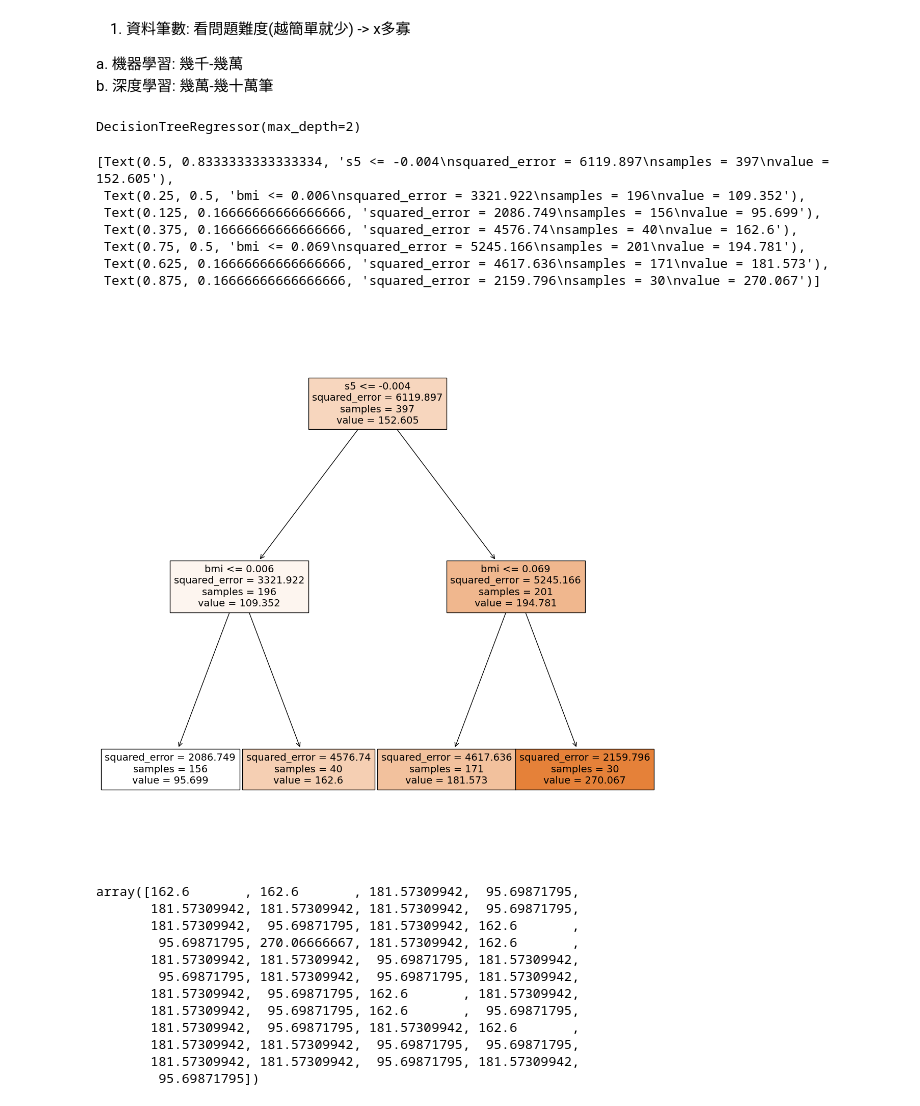
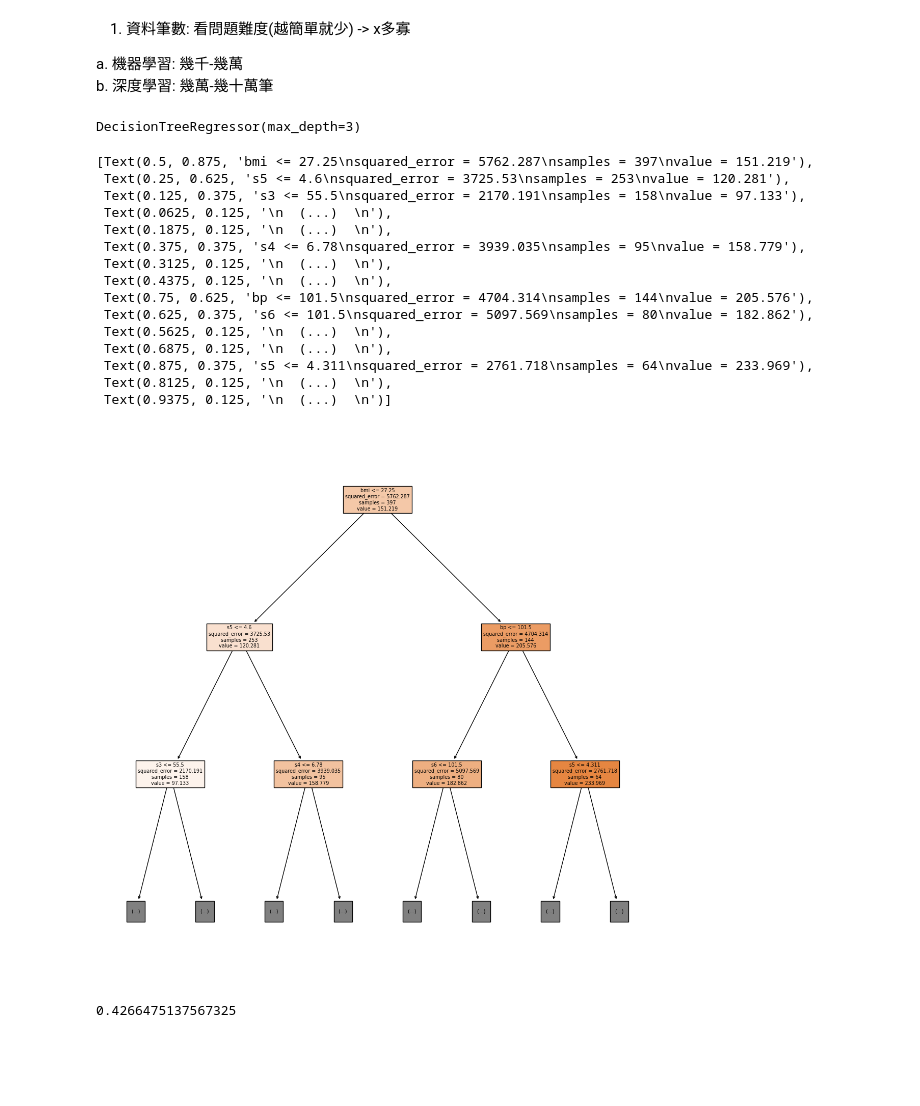
Before and after one commit to Elwing-Chou/ximen_day_0709, a Jupyter notebook: 2_diabetes.ipynb, the cells around one changed output. Saved outputs shown, nothing was run; the diff lists cells and outputs as text; code cells hidden in the pictures; blank space fills up the shorter version.

```diff
--- a/2_diabetes.ipynb
+++ b/2_diabetes.ipynb
@@ -23,7 +23,7 @@ s6 glu, blood sugar level
 # %%
 import pandas as pd
 from sklearn.datasets import load_diabetes
-data = load_diabetes()
+data = load_diabetes(scaled=False)
 df = pd.DataFrame(data["data"], columns=data["feature_names"])
 df["y"] = data["target"]
 df
@@ -57,38 +57,38 @@ from sklearn.model_selection import train_test_split
 x_train, x_test, y_train, y_test = train_test_split(x, y, test_size=0.1)
 # %%
 from sklearn.tree import DecisionTreeRegressor
-reg = DecisionTreeRegressor(max_depth=2)
+reg = DecisionTreeRegressor(max_depth=3)
 reg.fit(x_train, y_train)
 # %% [output]
-DecisionTreeRegressor(max_depth=2)
+DecisionTreeRegressor(max_depth=3)
 # %%
 import matplotlib.pyplot as plt
 from sklearn.tree import plot_tree
 plt.figure(figsize=[14, 14])
 plot_tree(reg,
      feature_names=x.columns,
-     filled=True)
+     filled=True,
+     max_depth=2)
 # %% [output]
-[Text(0.5, 0.8333333333333334, 's5 <= -0.004\nsquared_error = 6119.897\nsamples = 397\nvalue = 152.605'),
- Text(0.25, 0.5, 'bmi <= 0.006\nsquared_error = 3321.922\nsamples = 196\nvalue = 109.352'),
- Text(0.125, 0.16666666666666666, 'squared_error = 2086.749\nsamples = 156\nvalue = 95.699'),
- Text(0.375, 0.16666666666666666, 'squared_error = 4576.74\nsamples = 40\nvalue = 162.6'),
- Text(0.75, 0.5, 'bmi <= 0.069\nsquared_error = 5245.166\nsamples = 201\nvalue = 194.781'),
- Text(0.625, 0.16666666666666666, 'squared_error = 4617.636\nsamples = 171\nvalue = 181.573'),
- Text(0.875, 0.16666666666666666, 'squared_error = 2159.796\nsamples = 30\nvalue = 270.067')]
+[Text(0.5, 0.875, 'bmi <= 27.25\nsquared_error = 5762.287\nsamples = 397\nvalue = 151.219'),
+ Text(0.25, 0.625, 's5 <= 4.6\nsquared_error = 3725.53\nsamples = 253\nvalue = 120.281'),
+ Text(0.125, 0.375, 's3 <= 55.5\nsquared_error = 2170.191\nsamples = 158\nvalue = 97.133'),
+ Text(0.0625, 0.125, '\n  (...)  \n'),
+ Text(0.1875, 0.125, '\n  (...)  \n'),
+ Text(0.375, 0.375, 's4 <= 6.78\nsquared_error = 3939.035\nsamples = 95\nvalue = 158.779'),
+ Text(0.3125, 0.125, '\n  (...)  \n'),
+ Text(0.4375, 0.125, '\n  (...)  \n'),
+ Text(0.75, 0.625, 'bp <= 101.5\nsquared_error = 4704.314\nsamples = 144\nvalue = 205.576'),
+ Text(0.625, 0.375, 's6 <= 101.5\nsquared_error = 5097.569\nsamples = 80\nvalue = 182.862'),
+ Text(0.5625, 0.125, '\n  (...)  \n'),
+ Text(0.6875, 0.125, '\n  (...)  \n'),
+ Text(0.875, 0.375, 's5 <= 4.311\nsquared_error = 2761.718\nsamples = 64\nvalue = 233.969'),
+ Text(0.8125, 0.125, '\n  (...)  \n'),
+ Text(0.9375, 0.125, '\n  (...)  \n')]
-[figure, old version]
+[figure, new version]
-# %%
-reg.predict(x_test)
-# %% [output]
-array([162.6       , 162.6       , 181.57309942,  95.69871795,
-       181.57309942, 181.57309942, 181.57309942,  95.69871795,
-       181.57309942,  95.69871795, 181.57309942, 162.6       ,
-        95.69871795, 270.06666667, 181.57309942, 162.6       ,
-       181.57309942, 181.57309942,  95.69871795, 181.57309942,
-        95.69871795, 181.57309942,  95.69871795, 181.57309942,
-       181.57309942,  95.69871795, 162.6       , 181.57309942,
-       181.57309942,  95.69871795, 162.6       ,  95.69871795,
-       181.57309942,  95.69871795, 181.57309942, 162.6       ,
-       181.57309942, 181.57309942,  95.69871795,  95.69871795,
-       181.57309942, 181.57309942,  95.69871795, 181.57309942,
-        95.69871795])
+# %%
+from sklearn.metrics import r2_score
+pre = reg.predict(x_test)
+r2_score(y_test, pre)
+# %% [output]
+0.4266475137567325
```
Also changed, not shown: parts of 1 cell of this notebook.
